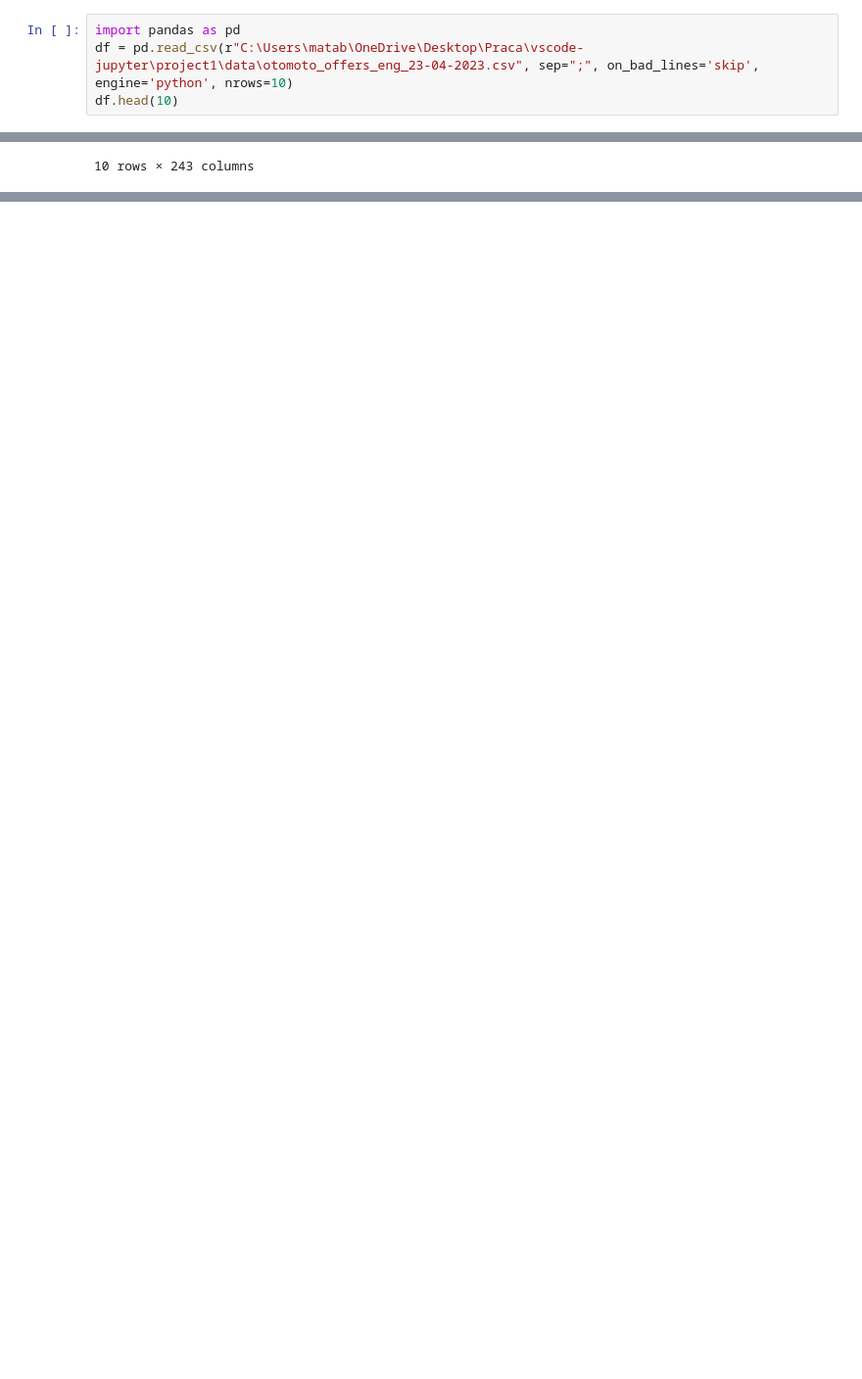
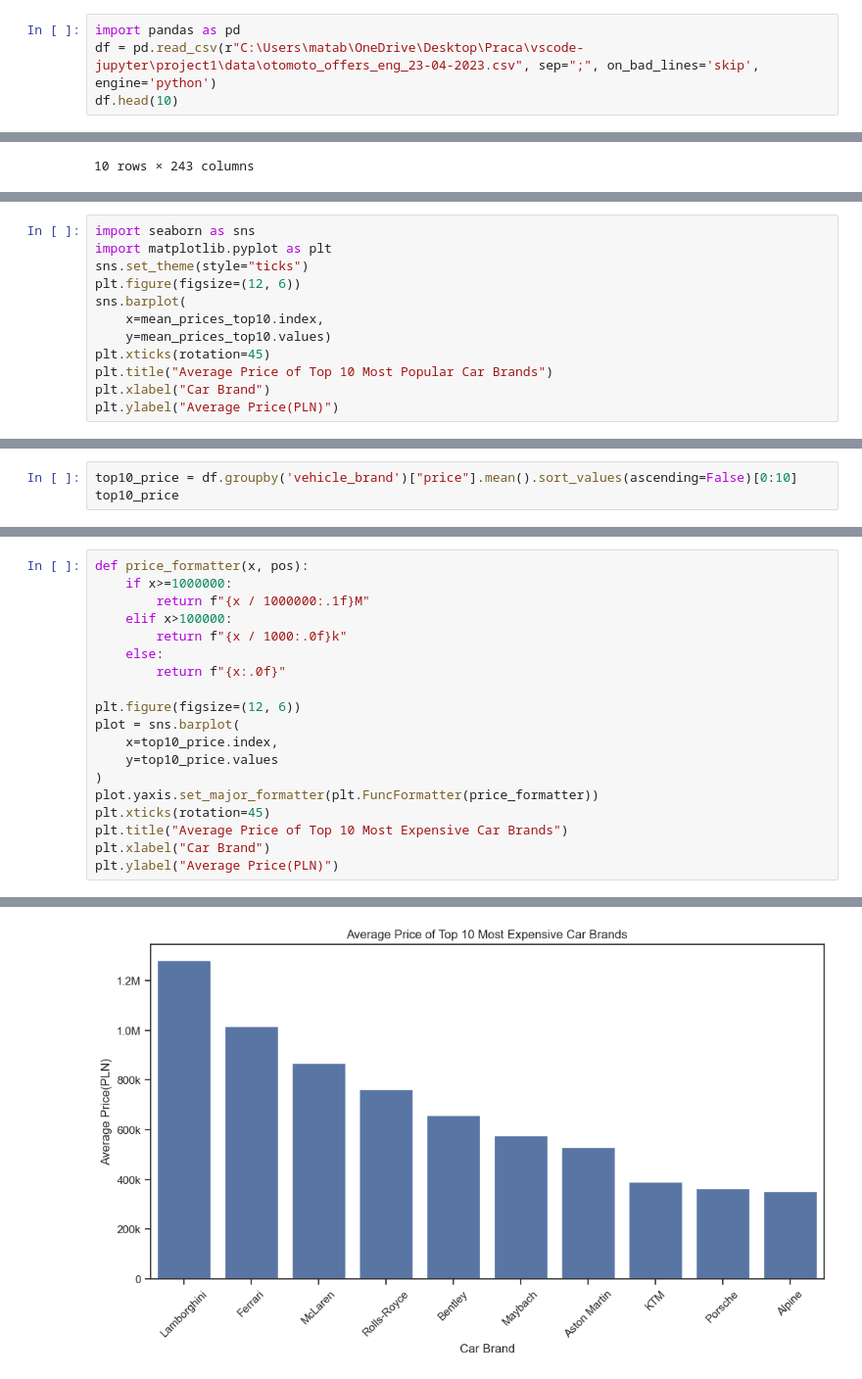
Before and after one commit to MatAbra06/otomoto-analysis, a Jupyter notebook: otomoto-analysis.ipynb, the cells around one changed output, grey strips where cells are left out. Shown at 98% size. Saved outputs shown, nothing was run; the diff lists cells and outputs as text; blank space fills up the shorter version.

```diff
--- a/otomoto-analysis.ipynb
+++ b/otomoto-analysis.ipynb
@@ -1,6 +1,6 @@
 # %%
 import pandas as pd
-df = pd.read_csv(r"C:\Users\matab\OneDrive\Desktop\Praca\vscode-jupyter\project1\data\otomoto_offers_eng_23-04-2023.csv", sep=";", on_bad_lines='skip', engine='python', nrows=10)
+df = pd.read_csv(r"C:\Users\matab\OneDrive\Desktop\Praca\vscode-jupyter\project1\data\otomoto_offers_eng_23-04-2023.csv", sep=";", on_bad_lines='skip', engine='python')
 df.head(10)
 # %% [output]
 |  | id | offer_creation_date | offer_title | price | currency | seller_type | seller_registration_year | ... |
@@ -31,0 +92,12 @@ Name: financing_possibility, dtype: str
+# %%
+import seaborn as sns
+import matplotlib.pyplot as plt
+sns.set_theme(style="ticks")
+plt.figure(figsize=(12, 6))
+sns.barplot(
+    x=mean_prices_top10.index,
+    y=mean_prices_top10.values)
+plt.xticks(rotation=45)
+plt.title("Average Price of Top 10 Most Popular Car Brands")
+plt.xlabel("Car Brand")
+plt.ylabel("Average Price(PLN)")
@@ -31,0 +107,3 @@ Name: financing_possibility, dtype: str
+# %%
+top10_price = df.groupby('vehicle_brand')["price"].mean().sort_values(ascending=False)[0:10]
+top10_price
@@ -31,0 +129,20 @@ Name: financing_possibility, dtype: str
+# %%
+def price_formatter(x, pos):
+    if x>=1000000:
+        return f"{x / 1000000:.1f}M"
+    elif x>100000:
+        return f"{x / 1000:.0f}k"
+    else:
+        return f"{x:.0f}"
+
+plt.figure(figsize=(12, 6))
+plot = sns.barplot(
+    x=top10_price.index,
+    y=top10_price.values
+)
+plot.yaxis.set_major_formatter(plt.FuncFormatter(price_formatter))
+plt.xticks(rotation=45)
+plt.title("Average Price of Top 10 Most Expensive Car Brands")
+plt.xlabel("Car Brand")
+plt.ylabel("Average Price(PLN)")
+# %% [output]
@@ -31,0 +150 @@ Name: financing_possibility, dtype: str
+[figure, added]
```
Also changed, not shown: parts of 9 cells of this notebook, 1 other file.
